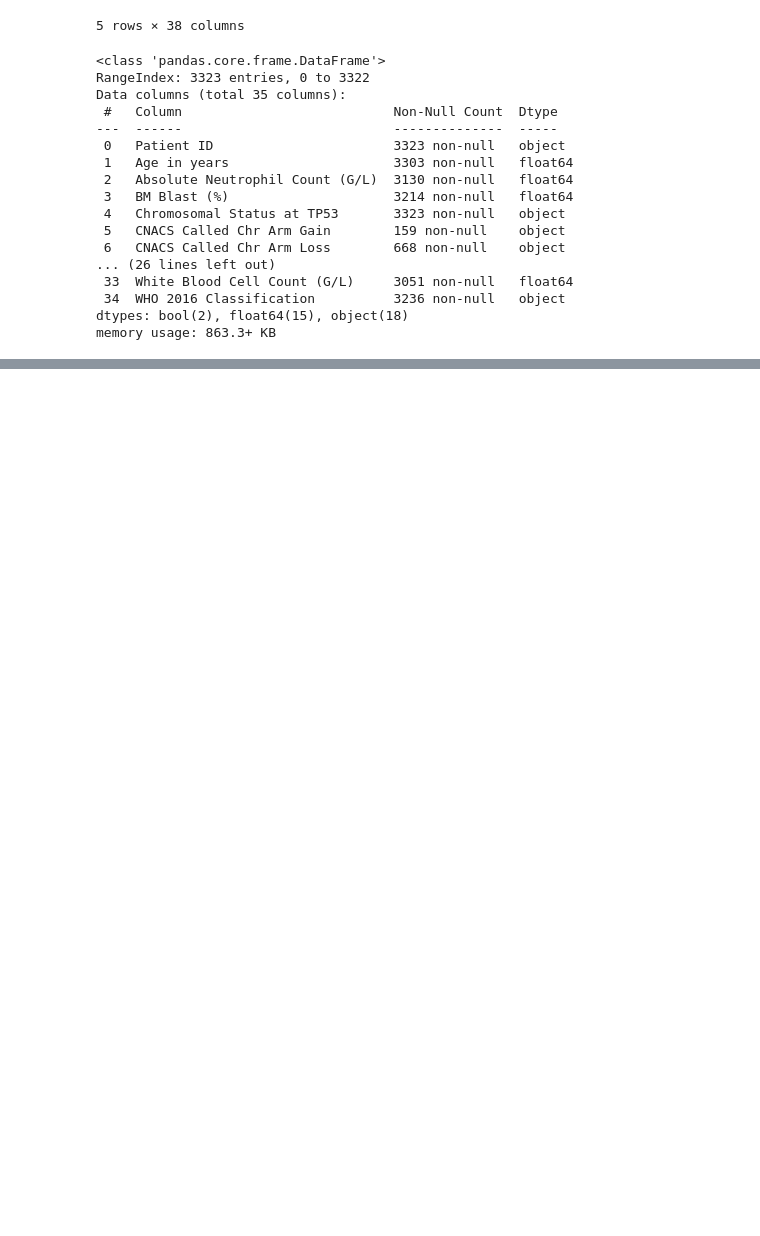
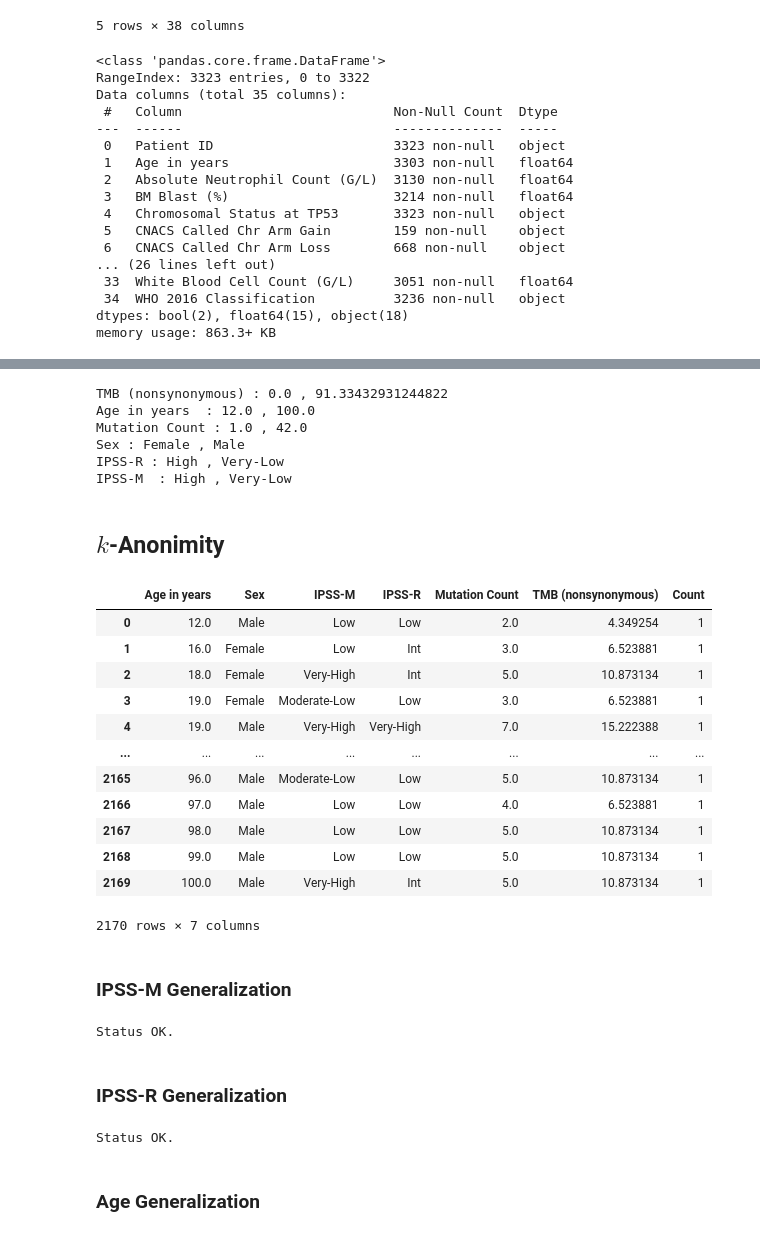
Before and after one commit to Kekkodf/Master-Thesis, a Jupyter notebook: Code/kAnonymity_Notebook.ipynb, the cells around one changed output, grey strips where cells are left out. Saved outputs shown, nothing was run; the diff lists cells and outputs as text; code cells hidden in the pictures; blank space fills up the shorter version.

```diff
--- a/Code/kAnonymity_Notebook.ipynb
+++ b/Code/kAnonymity_Notebook.ipynb
@@ -76,0 +122,60 @@ total of uniques:  20
+# %%
+# print min and max of each column
+for col in QI:
+    print(col, ':', min(df[col]), ',', max(df[col]))
+# %% [output]
+TMB (nonsynonymous) : 0.0 , 91.33432931244822
+Age in years  : 12.0 , 100.0
+Mutation Count : 1.0 , 42.0
+Sex : Female , Male
+IPSS-R : High , Very-Low
+IPSS-M  : High , Very-Low
+# %% [markdown]
+## $k$-Anonimity
+# %%
+df.groupby(['Age in years ', 'Sex', 'IPSS-M ', 'IPSS-R', 'Mutation Count', 'TMB (nonsynonymous)']).size().reset_index(name='Count')
+# %% [output]
+|  | Age in years | Sex | IPSS-M | IPSS-R | Mutation Count | TMB (nonsynonymous) | Count |
+| 0 | 12.0 | Male | Low | Low | 2.0 | 4.349254 | 1 |
+| 1 | 16.0 | Female | Low | Int | 3.0 | 6.523881 | 1 |
+| 2 | 18.0 | Female | Very-High | Int | 5.0 | 10.873134 | 1 |
+| 3 | 19.0 | Female | Moderate-Low | Low | 3.0 | 6.523881 | 1 |
+| 4 | 19.0 | Male | Very-High | Very-High | 7.0 | 15.222388 | 1 |
+| ... | ... | ... | ... | ... | ... | ... | ... |
+| 2165 | 96.0 | Male | Moderate-Low | Low | 5.0 | 10.873134 | 1 |
+| 2166 | 97.0 | Male | Low | Low | 4.0 | 6.523881 | 1 |
+| 2167 | 98.0 | Male | Low | Low | 5.0 | 10.873134 | 1 |
+| 2168 | 99.0 | Male | Low | Low | 5.0 | 10.873134 | 1 |
+| 2169 | 100.0 | Male | Very-High | Int | 5.0 | 10.873134 | 1 |
+2170 rows × 7 columns
+# %% [markdown]
+### IPSS-M Generalization
+# %%
+gen_map_IPSS_M_lev_1 = {'Very-Low': 'Low Risks', 'Low': 'Low Risks', 'Moderate-Low': 'Moderate Risks', 'Moderate-High':'Moderate Risks', 'High': 'High Risks', 'Very-High': 'High Risks'}
+gen_map_IPSS_M_lev_2 = {'Low Risks': 'Low Risks', 'Moderate Risks': 'Not Low Risks', 'High Risks': 'Not Low Risks'}
+gen_map_IPSS_M_lev_3 = {'Low Risks': 'IPSS-M Risks', 'Not Low Risks': 'IPSS-M Risks'}
+
+
+df['IPSS-M L1'] = df['IPSS-M '].replace(gen_map_IPSS_M_lev_1)
+df['IPSS-M L2'] = df['IPSS-M L1'].replace(gen_map_IPSS_M_lev_2)
+df['IPSS-M L3'] = df['IPSS-M L2'].replace(gen_map_IPSS_M_lev_3)
+
+print('Status OK.')
+# %% [output]
+Status OK.
+# %% [markdown]
+### IPSS-R Generalization
+# %%
+gen_map_IPSS_R_lev_1 = {'Very-Low': 'Low Risks', 'Low': 'Low Risks', 'Int': 'Intermidiate Risks', 'High': 'High Risks', 'Very-High': 'High Risks'}
+gen_map_IPSS_R_lev_2 = {'Low Risks': 'Low Risks', 'Intermidiate Risks': 'Not Low Risks', 'High Risks': 'Not Low Risks'}
+gen_map_IPSS_R_lev_3 = {'Low Risks': 'IPSS-R Risks', 'Not Low Risks': 'IPSS-R Risks'}
+
+df['IPSS-R L1'] = df['IPSS-R'].replace(gen_map_IPSS_R_lev_1)
+df['IPSS-R L2'] = df['IPSS-R L1'].replace(gen_map_IPSS_R_lev_2)
+df['IPSS-R L3'] = df['IPSS-R L2'].replace(gen_map_IPSS_R_lev_3)
+
+print('Status OK.')
+# %% [output]
+Status OK.
+# %% [markdown]
+### Age Generalization
```
Also changed, not shown: parts of 9 cells of this notebook.
